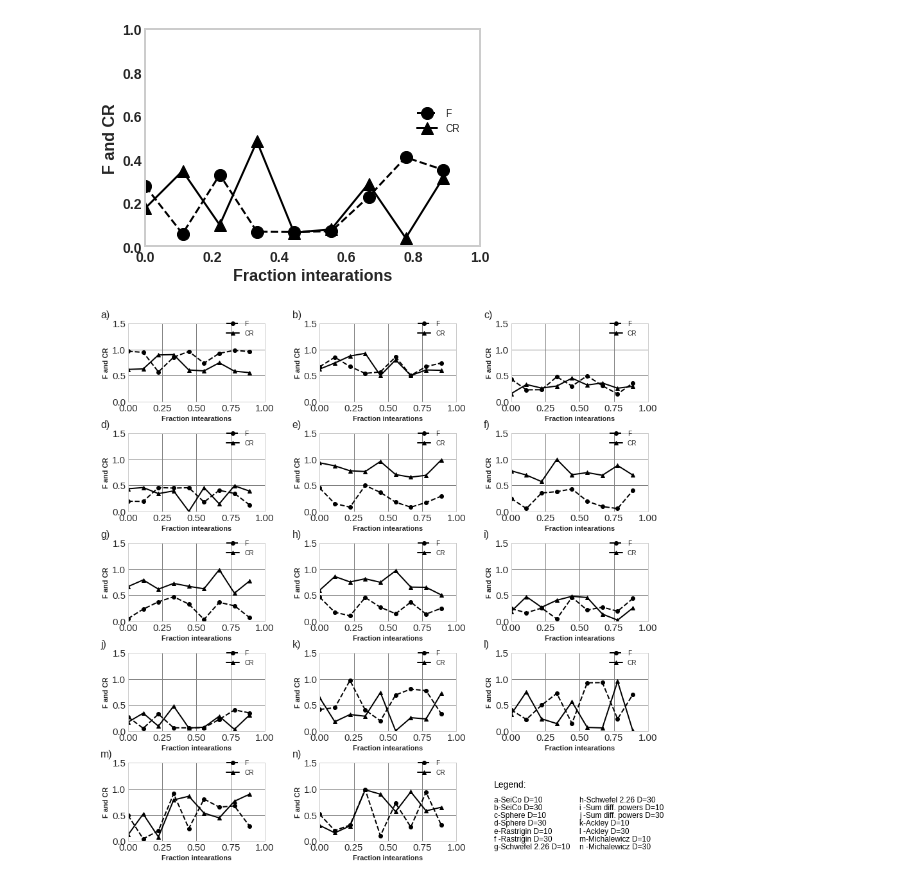
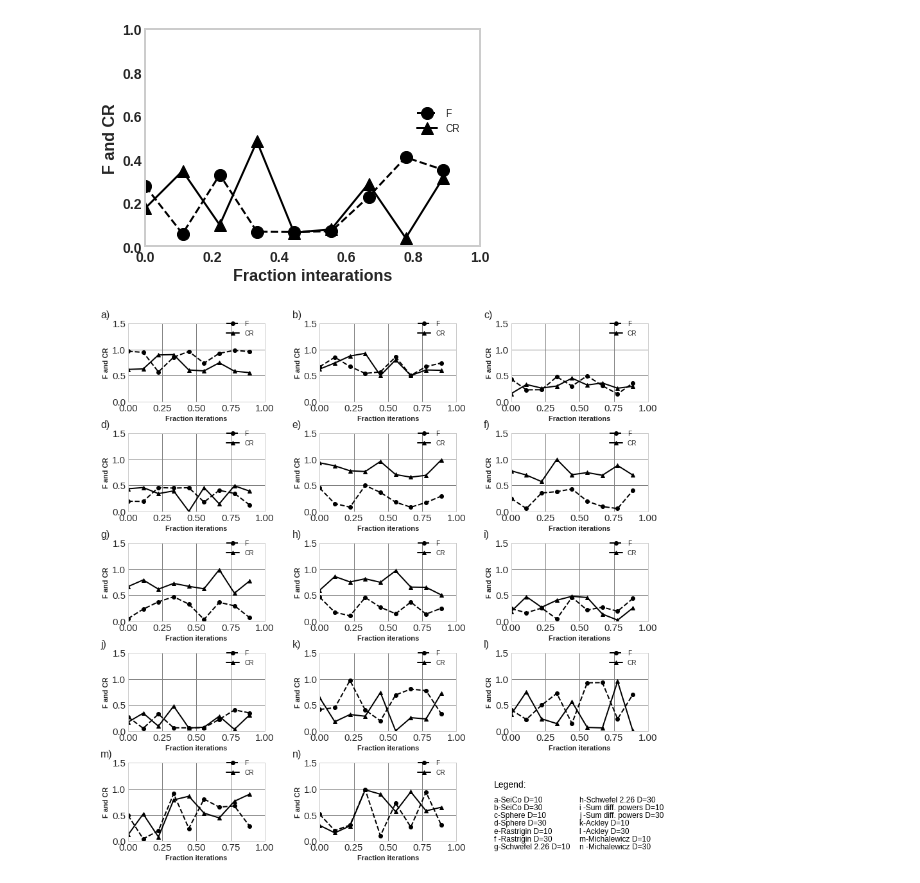
Before and after one commit to ucfilho/raianars_june_2020, a Jupyter notebook: Figure_04_paper_ALL_functions_from_zip_jun_24_2020.ipynb, the cells around one changed output. Cells and saved outputs as stored; diff of their text form; code cells hidden in the pictures.

```diff
--- a/Figure_04_paper_ALL_functions_from_zip_jun_24_2020.ipynb
+++ b/Figure_04_paper_ALL_functions_from_zip_jun_24_2020.ipynb
@@ -146,35 +152,35 @@ for i in range(Num):
   plt.plot(X_F, Y_F, 'ko--', X_F, Y_CR, 'k^-', linewidth=2, markersize=6)
   plt.legend( ('F', 'CR'), loc=[0.7,0.8], fontsize=10)
   plt.text(-0.2,1.6,Legends[i],fontsize=16)
-  plt.xlabel('Fraction intearations', fontsize=11, fontweight='bold')
+  plt.xlabel('Fraction iterations', fontsize=11, fontweight='bold')
   plt.ylabel('F and CR', fontsize=11, fontweight='bold')
   plt.grid(True, linewidth=1,color='gray')
   plt.tick_params(axis='both', which='major', labelsize=15)
 
 h=90
 dh=10
 hh=80
 yr = []; k = 0
 plt.subplot(5,3,Num+1)
 plt.plot()
 plt.ylim(0, hh)     # set the ylim to bottom, top
 plt.xlim(0, hh)     # set the ylim to bottom, top
 plt.axis('off')
 plt.text(-10,hh-25,'Legend:',fontsize=14, color = 'k')
 for i in range(27):
   if i < 14:
     xpos = -10
     y=h-i*4-5*dh
     yr.append(y)
   else:
     xpos = 40
     y=yr[k]
     k = k +1
   dy =y -8
   plt.text(xpos,y,Cols_name[i],fontsize=12, color = 'k')
   #plt.text(xpos,y,' ',fontsize=12, color = 'k')
   #plt.text(xpos,dy,'---',fontsize=30, color = 'k')
 #plt.subplots_adjust(bottom=0.1, right=4, top=4,hspace=0.4, wspace=0.4)
 plt.subplots_adjust(bottom=0.2, right=2, top=3,hspace=0.4, wspace=0.4)
 # %% [output]
-[figure, old version]
+[figure, new version]
```
Also changed, not shown: parts of 1 cell of this notebook.
